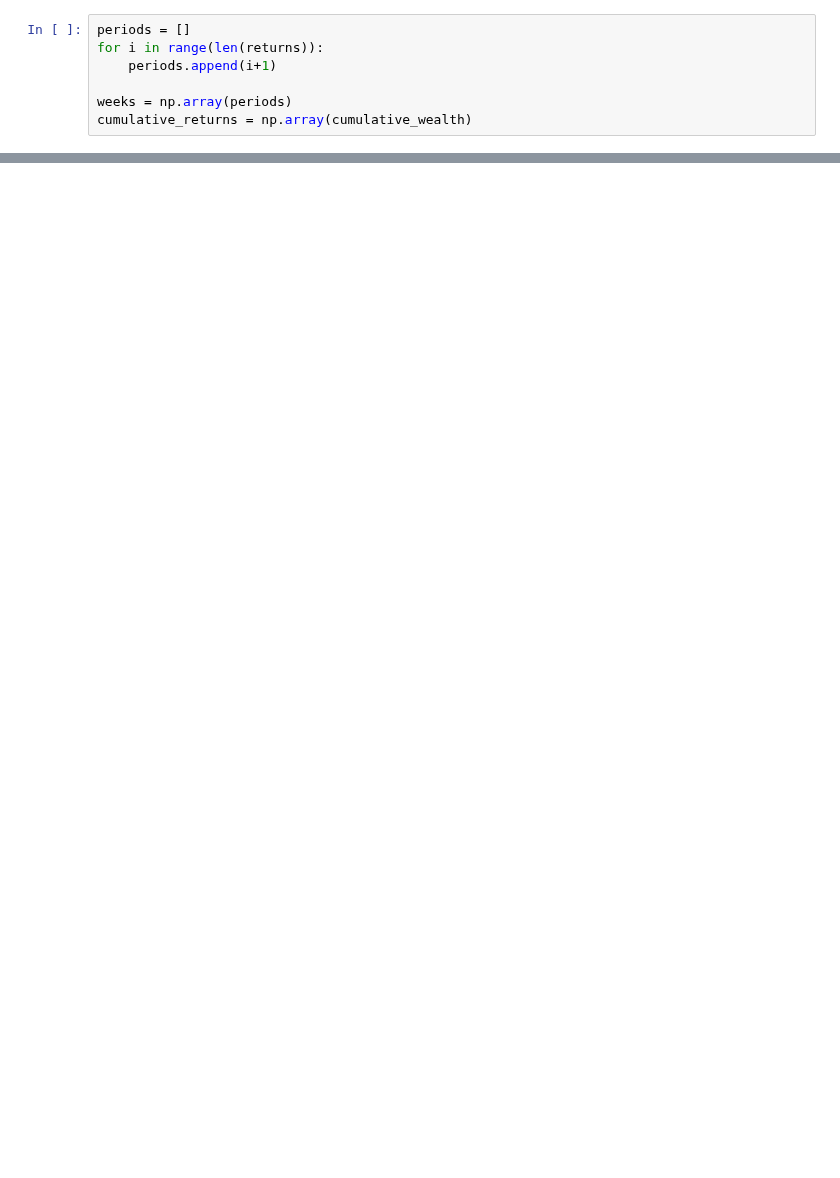
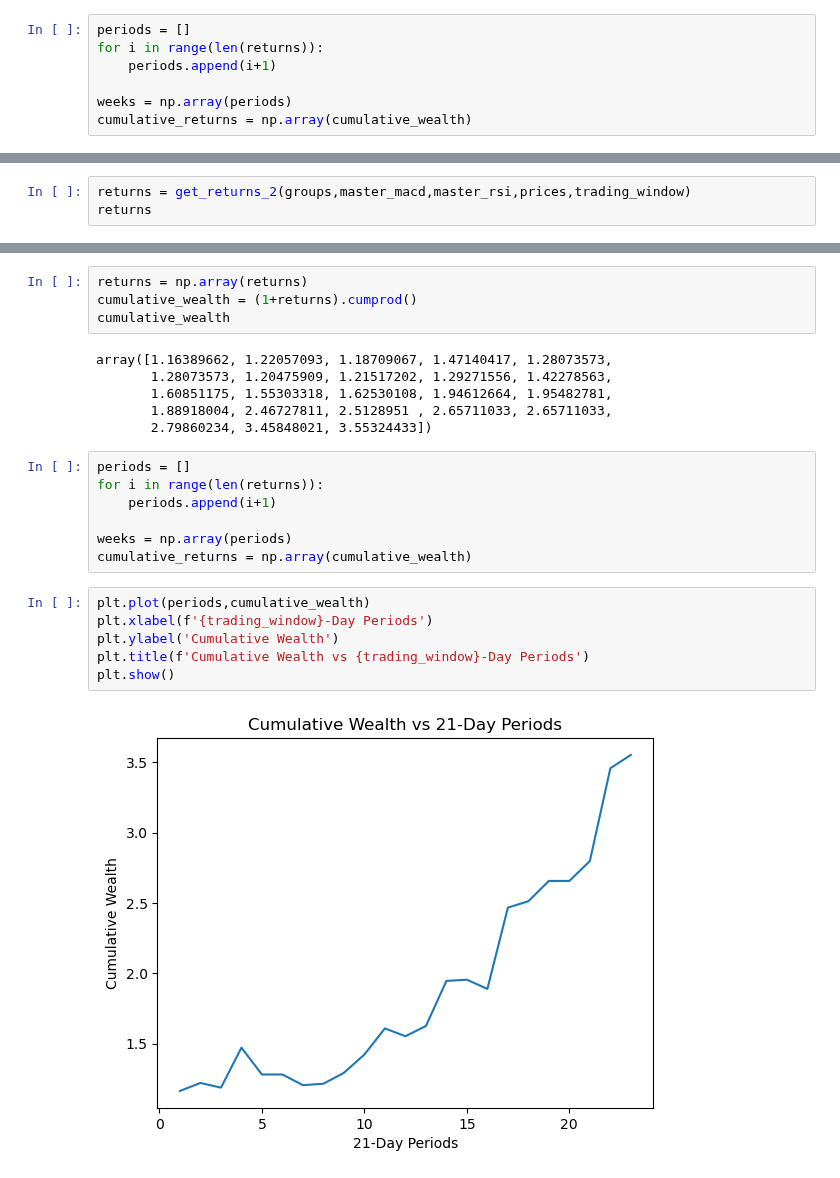
Before and after one commit to vedant2423/data-analysis-with-technical-indicators, a Jupyter notebook: Pair Trading final/notebooks/MACD + rsi strat.ipynb, the cells around one changed output, grey strips where cells are left out. Drawn from its saved outputs; the diff is of its cells as text; blank space fills up the shorter version.

```diff
--- a/Pair Trading final/notebooks/MACD + rsi strat.ipynb
+++ b/Pair Trading final/notebooks/MACD + rsi strat.ipynb
@@ -158,0 +221,3 @@ plt.show()
+# %%
+returns = get_returns_2(groups,master_macd,master_rsi,prices,trading_window)
+returns
@@ -158,0 +242,25 @@ plt.show()
+# %%
+returns = np.array(returns)
+cumulative_wealth = (1+returns).cumprod()
+cumulative_wealth
+# %% [output]
+array([1.16389662, 1.22057093, 1.18709067, 1.47140417, 1.28073573,
+       1.28073573, 1.20475909, 1.21517202, 1.29271556, 1.42278563,
+       1.60851175, 1.55303318, 1.62530108, 1.94612664, 1.95482781,
+       1.88918004, 2.46727811, 2.5128951 , 2.65711033, 2.65711033,
+       2.79860234, 3.45848021, 3.55324433])
+# %%
+periods = []
+for i in range(len(returns)):
+    periods.append(i+1)
+
+weeks = np.array(periods)
+cumulative_returns = np.array(cumulative_wealth)
+# %%
+plt.plot(periods,cumulative_wealth)
+plt.xlabel(f'{trading_window}-Day Periods')
+plt.ylabel('Cumulative Wealth')
+plt.title(f'Cumulative Wealth vs {trading_window}-Day Periods')
+plt.show()
+# %% [output]
+[figure, added]
```
Also changed, not shown: parts of 8 cells of this notebook.
